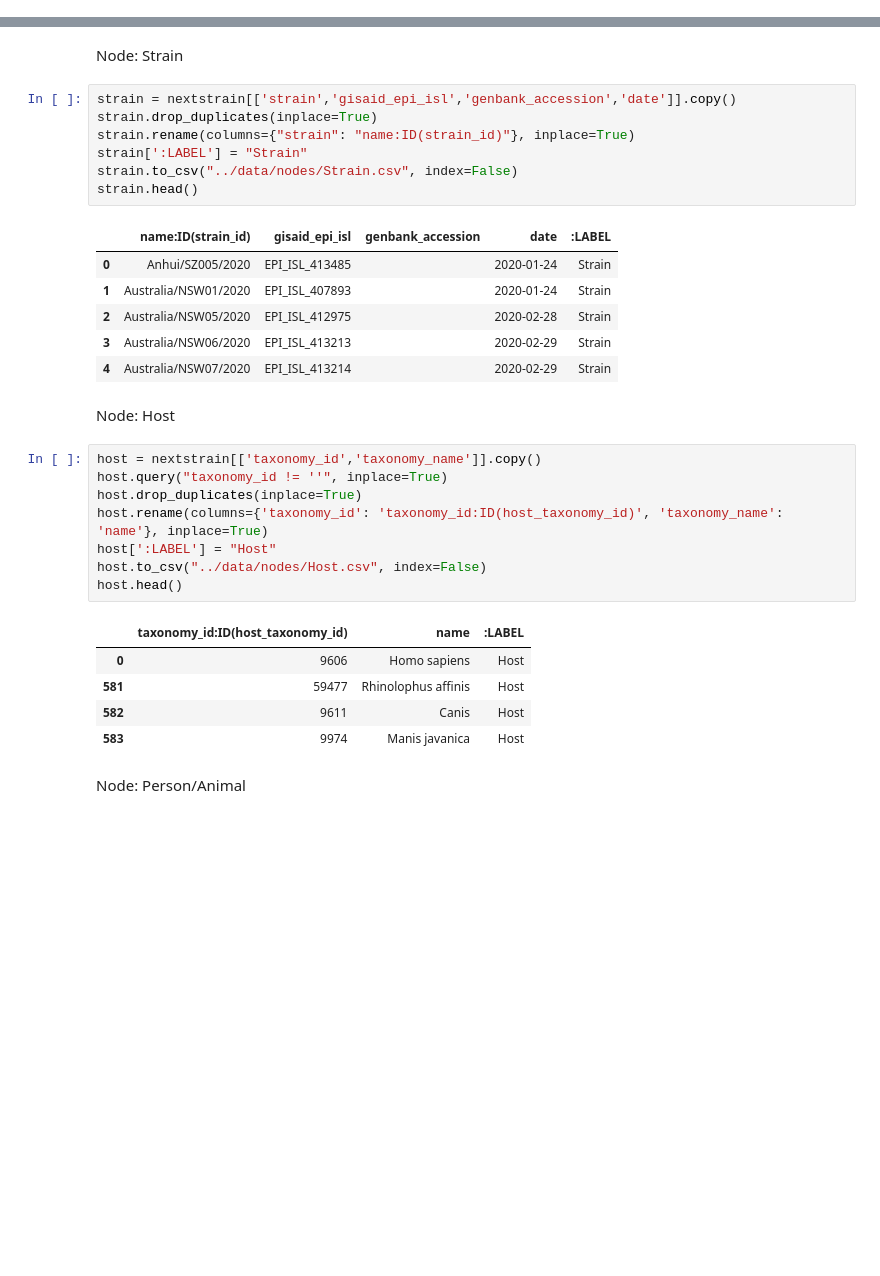
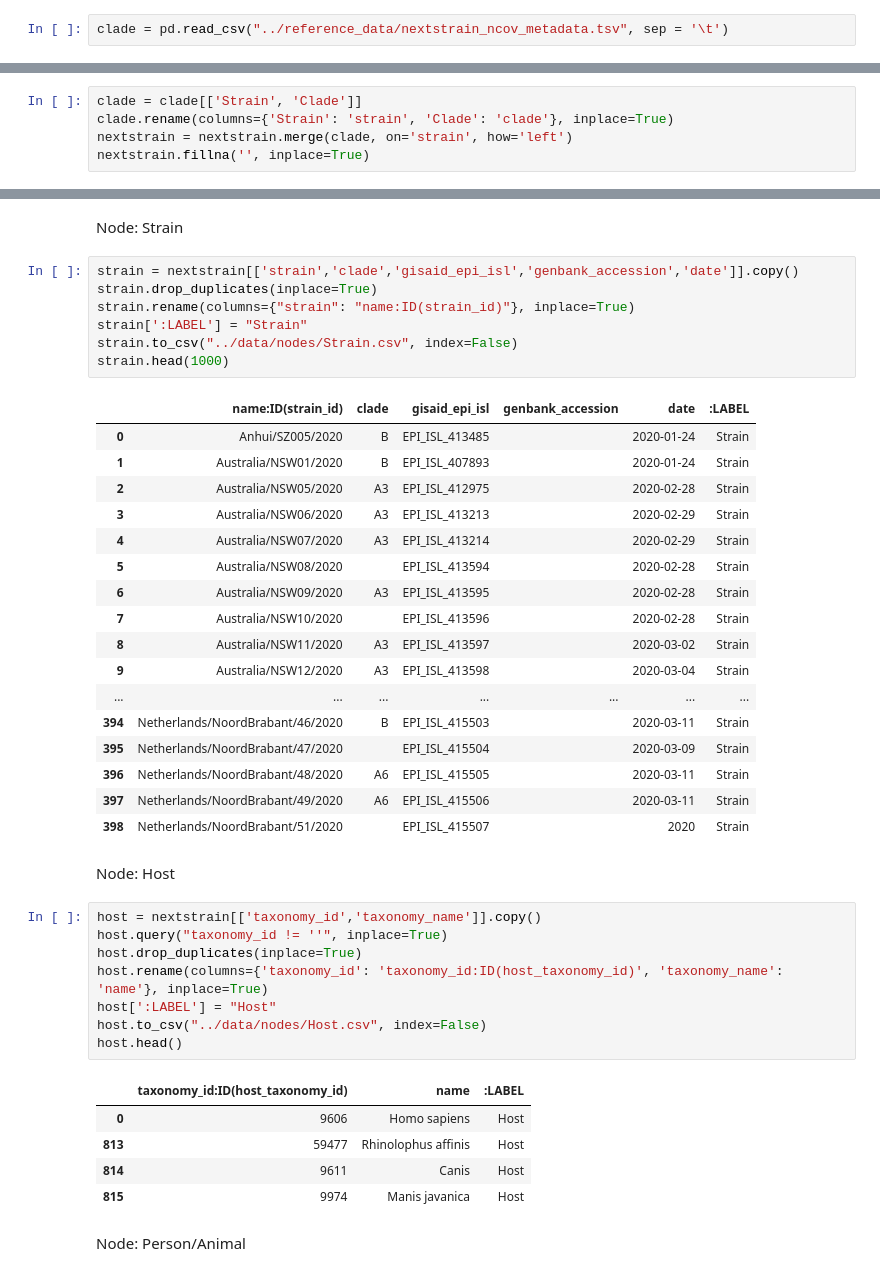
Before and after one commit to sbl-sdsc/coronavirus-knowledge-graph, a Jupyter notebook: notebooks/1a-Strains.ipynb, the cells around one changed output, grey strips where cells are left out. Cells and saved outputs as stored; diff of their text form; blank space fills up the shorter version.

Commit message:
added clade data

```diff
--- a/notebooks/1a-Strains.ipynb
+++ b/notebooks/1a-Strains.ipynb
@@ -86,0 +90,2 @@ nextstrain['city'] = nextstrain['location'].apply(get_city)
+# %%
+clade = pd.read_csv("../reference_data/nextstrain_ncov_metadata.tsv", sep = '\t')
@@ -86,0 +103,5 @@ nextstrain['city'] = nextstrain['location'].apply(get_city)
+# %%
+clade = clade[['Strain', 'Clade']]
+clade.rename(columns={'Strain': 'strain', 'Clade': 'clade'}, inplace=True)
+nextstrain = nextstrain.merge(clade, on='strain', how='left')
+nextstrain.fillna('', inplace=True)
@@ -89,19 +130,30 @@ nextstrain['city'] = nextstrain['location'].apply(get_city)
 # %% [markdown]
 Node: Strain
 # %%
-strain = nextstrain[['strain','gisaid_epi_isl','genbank_accession','date']].copy()
+strain = nextstrain[['strain','clade','gisaid_epi_isl','genbank_accession','date']].copy()
 strain.drop_duplicates(inplace=True)
 strain.rename(columns={"strain": "name:ID(strain_id)"}, inplace=True)
 strain[':LABEL'] = "Strain"
 strain.to_csv("../data/nodes/Strain.csv", index=False)
-strain.head()
+strain.head(1000)
 # %% [output]
-|  | name:ID(strain_id) | gisaid_epi_isl | genbank_accession | date | :LABEL |
-| 0 | Anhui/SZ005/2020 | EPI_ISL_413485 |  | 2020-01-24 | Strain |
-| 1 | Australia/NSW01/2020 | EPI_ISL_407893 |  | 2020-01-24 | Strain |
-| 2 | Australia/NSW05/2020 | EPI_ISL_412975 |  | 2020-02-28 | Strain |
-| 3 | Australia/NSW06/2020 | EPI_ISL_413213 |  | 2020-02-29 | Strain |
-| 4 | Australia/NSW07/2020 | EPI_ISL_413214 |  | 2020-02-29 | Strain |
+|  | name:ID(strain_id) | clade | gisaid_epi_isl | genbank_accession | date | :LABEL |
+| 0 | Anhui/SZ005/2020 | B | EPI_ISL_413485 |  | 2020-01-24 | Strain |
+| 1 | Australia/NSW01/2020 | B | EPI_ISL_407893 |  | 2020-01-24 | Strain |
+| 2 | Australia/NSW05/2020 | A3 | EPI_ISL_412975 |  | 2020-02-28 | Strain |
+| 3 | Australia/NSW06/2020 | A3 | EPI_ISL_413213 |  | 2020-02-29 | Strain |
+| 4 | Australia/NSW07/2020 | A3 | EPI_ISL_413214 |  | 2020-02-29 | Strain |
+| 5 | Australia/NSW08/2020 |  | EPI_ISL_413594 |  | 2020-02-28 | Strain |
+| 6 | Australia/NSW09/2020 | A3 | EPI_ISL_413595 |  | 2020-02-28 | Strain |
+| 7 | Australia/NSW10/2020 |  | EPI_ISL_413596 |  | 2020-02-28 | Strain |
+| 8 | Australia/NSW11/2020 | A3 | EPI_ISL_413597 |  | 2020-03-02 | Strain |
+| 9 | Australia/NSW12/2020 | A3 | EPI_ISL_413598 |  | 2020-03-04 | Strain |
+| ... | ... | ... | ... | ... | ... | ... |
+| 394 | Netherlands/NoordBrabant/46/2020 | B | EPI_ISL_415503 |  | 2020-03-11 | Strain |
+| 395 | Netherlands/NoordBrabant/47/2020 |  | EPI_ISL_415504 |  | 2020-03-09 | Strain |
+| 396 | Netherlands/NoordBrabant/48/2020 | A6 | EPI_ISL_415505 |  | 2020-03-11 | Strain |
+| 397 | Netherlands/NoordBrabant/49/2020 | A6 | EPI_ISL_415506 |  | 2020-03-11 | Strain |
+| 398 | Netherlands/NoordBrabant/51/2020 |  | EPI_ISL_415507 |  | 2020 | Strain |
 # %% [markdown]
 Node: Host
 # %%
@@ -115,9 +167,9 @@ host.head()
 # %% [output]
 |  | taxonomy_id:ID(host_taxonomy_id) | name | :LABEL |
 | 0 | 9606 | Homo sapiens | Host |
-| 581 | 59477 | Rhinolophus affinis | Host |
-| 582 | 9611 | Canis | Host |
-| 583 | 9974 | Manis javanica | Host |
+| 813 | 59477 | Rhinolophus affinis | Host |
+| 814 | 9611 | Canis | Host |
+| 815 | 9974 | Manis javanica | Host |
 # %% [markdown]
 Node: Person/Animal
 # %%
```
Also changed, not shown: parts of 9 cells of this notebook, 17 other files.
